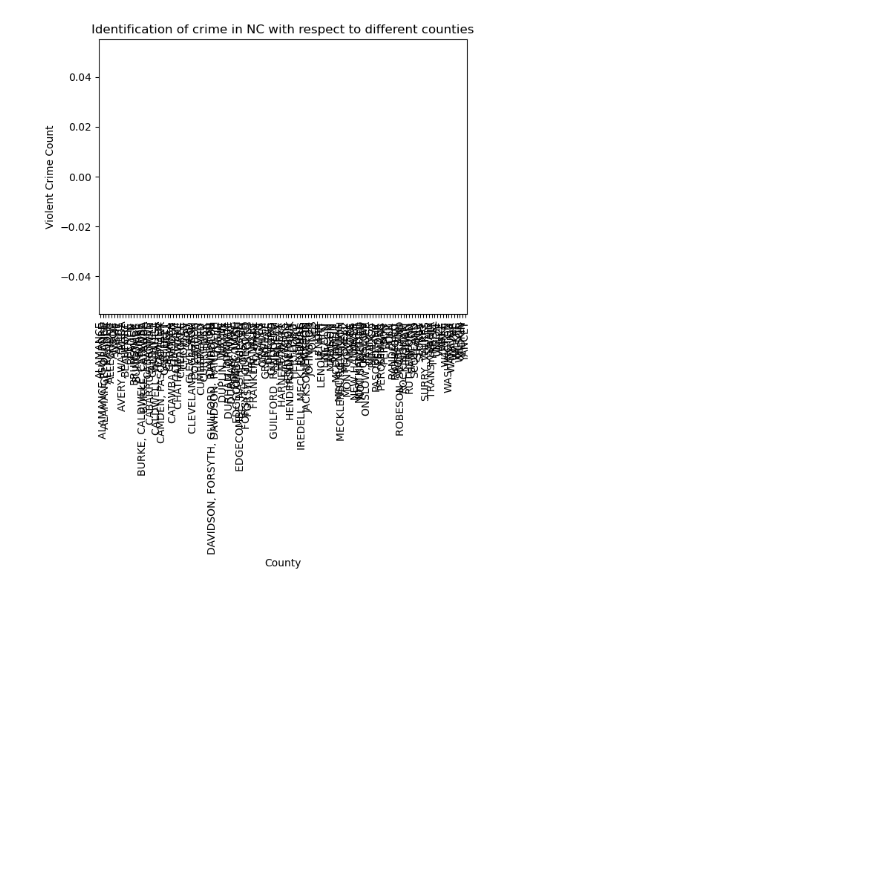
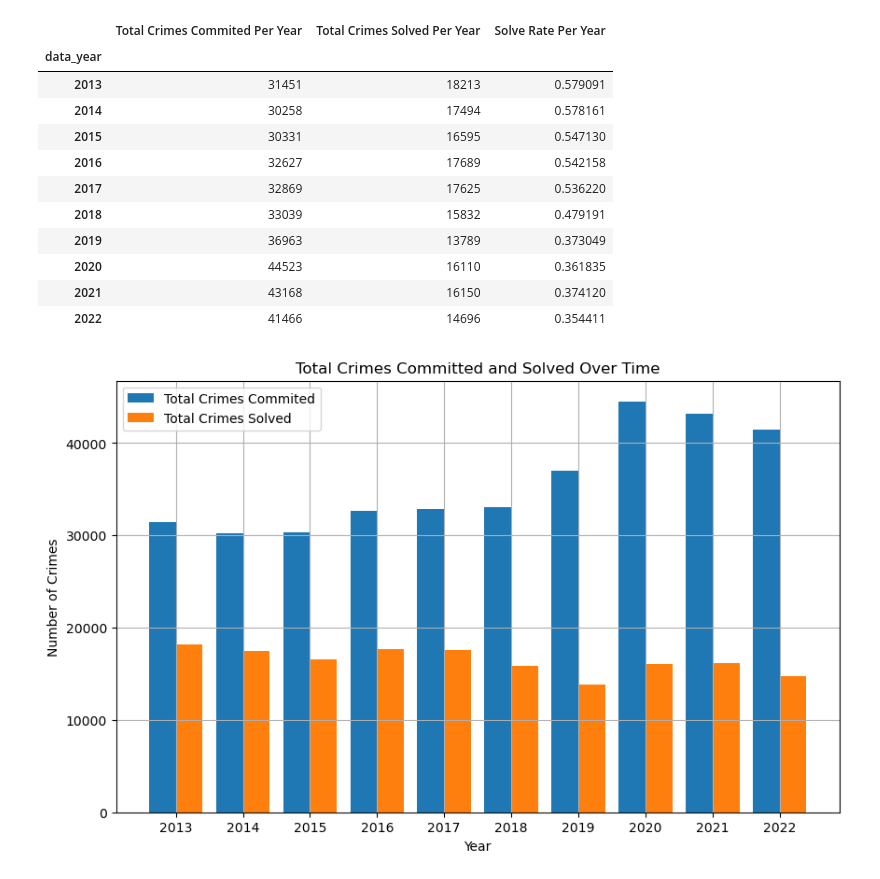
Before and after one commit to brittnwatts/Crime_Data_Project, a Jupyter notebook: visualizations.ipynb, the cells around one changed output. Cells and saved outputs as stored; diff of their text form; code cells hidden in the pictures; blank space fills up the shorter version.

```diff
--- a/visualizations.ipynb
+++ b/visualizations.ipynb
@@ -22,28 +23,43 @@ merged_data_df.head()
 | 3 | 3 | NC0010000 | Alamance County Sheriff's Office | 10873 | North Carolina | NC | South Atlantic | South | ... |
 | 4 | 4 | NC0010000 | Alamance County Sheriff's Office | 10873 | North Carolina | NC | South Atlantic | South | ... |
 # %%
-#Find the sum of violent crime for each county
-merged_data_df['offense'] = pd.to_numeric(merged_data_df['offense'], errors='coerce')
-county_crime_data = merged_data_df.groupby('county_name')['offense'].sum()
-
-#Plotting the data
-county_crime_data.plot(kind='bar', color='b'),
-plt.xlabel('County')
-plt.ylabel('Violent Crime Count')
-plt.title('Identification of crime in NC with respect to different counties')
-plt.savefig("Output/Fig1.png")
-plt.show()
+yearly_total_actual = merged_data_df.groupby("data_year")['actual'].sum()
+yearly_total_cleared = merged_data_df.groupby("data_year")['cleared'].sum()
+yearly_solve_rate = yearly_total_cleared/yearly_total_actual
+yearly_crimes_summary_df = pd.DataFrame({
+    "Total Crimes Commited Per Year": yearly_total_actual,
+    "Total Crimes Solved Per Year": yearly_total_cleared,
+    "Solve Rate Per Year": yearly_solve_rate
+})
+yearly_crimes_summary_df
 # %% [output]
-[figure, removed]
+|  | Total Crimes Commited Per Year | Total Crimes Solved Per Year | Solve Rate Per Year |
+| data_year |  |  |  |
+| 2013 | 31451 | 18213 | 0.579091 |
+| 2014 | 30258 | 17494 | 0.578161 |
+| 2015 | 30331 | 16595 | 0.547130 |
+| 2016 | 32627 | 17689 | 0.542158 |
+| 2017 | 32869 | 17625 | 0.536220 |
+| 2018 | 33039 | 15832 | 0.479191 |
+| 2019 | 36963 | 13789 | 0.373049 |
+| 2020 | 44523 | 16110 | 0.361835 |
+| 2021 | 43168 | 16150 | 0.374120 |
+| 2022 | 41466 | 14696 | 0.354411 |
 # %%
-#Pie chart for total number of crimes in NC(actual vs cleared)
-total_actual_crime = merged_data_df['actual'].sum()
-total_cleared_crime = merged_data_df['cleared'].sum()
+# Total crimes committed and solved over time
+#yearly_crimes_summary_df = yearly_crimes_summary_df.reset_index()
 
-#Plotting a pie chart
-labels = ['Actual_crime', 'Cleared_crime']
-sizes = [total_actual_crime, total_cleared_crime]
-plt.pie(sizes, labels=labels, autopct='%1.1f%%')
-plt.title("Total number of crimes in NC(actual vs cleared)")
-plt.savefig("Output/Fig2.png")
+plt.figure(figsize=(10, 6))
+bar_width = 0.4  # Adjust this value as needed
+bar_positions = merged_data_df['data_year'].unique()
+plt.bar(bar_positions - bar_width/2, yearly_crimes_summary_df["Total Crimes Commited Per Year"], width=bar_width, label="Total Crimes Commited")
+plt.bar(bar_positions + bar_width/2, yearly_crimes_summary_df["Total Crimes Solved Per Year"], width=bar_width, label="Total Crimes Solved")
+plt.title("Total Crimes Committed and Solved Over Time")
+plt.xticks(bar_positions)
+plt.xlabel("Year")
+plt.ylabel("Number of Crimes")
+plt.legend(loc="upper left")  # Adjust the location as needed
+plt.grid(True)
 plt.show()
+# %% [output]
+[figure, added]
```
Also changed, not shown: parts of 2 cells of this notebook, 2 other files.
